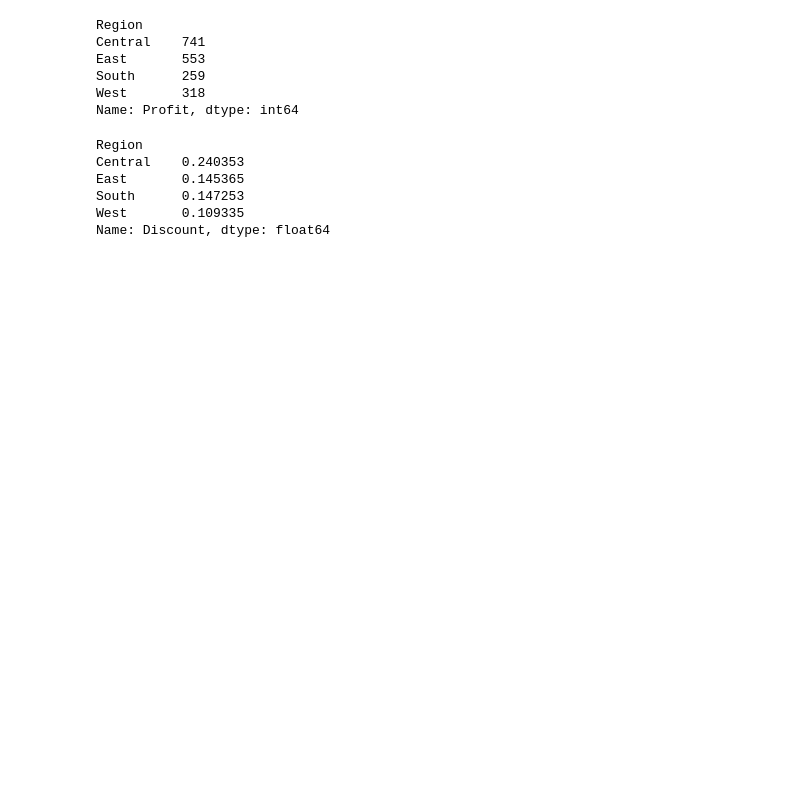
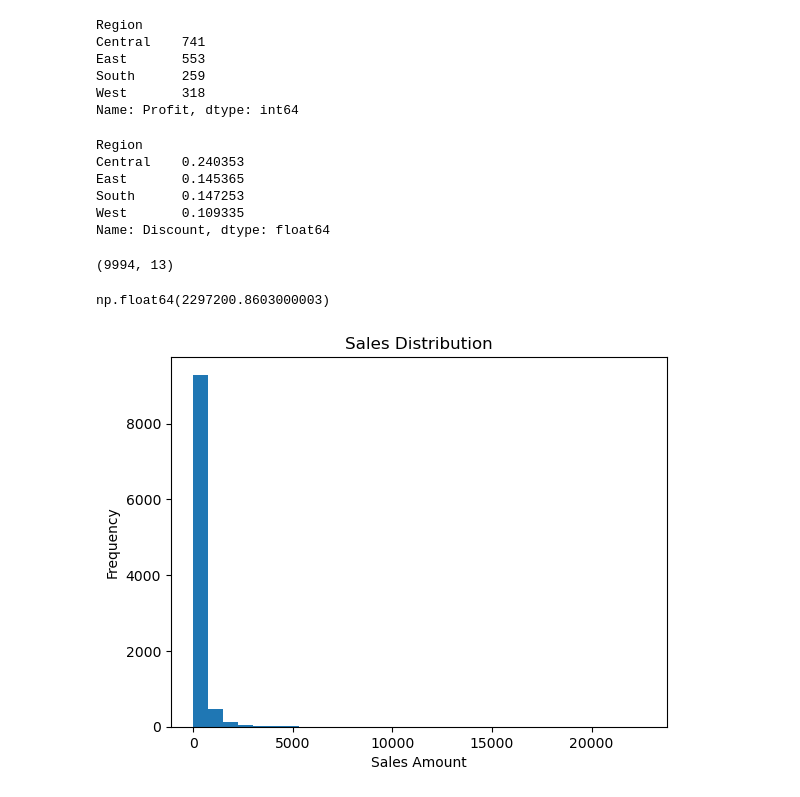
Before and after one commit to rehan9623/Sales-Data-Analysis, a Jupyter notebook: NoteBook/sales_analysis.ipynb, the cells around one changed output. Saved outputs shown, nothing was run; the diff lists cells and outputs as text; code cells hidden in the pictures; blank space fills up the shorter version.

Commit message:
Day 3 - Sales distribution and category margin analysis

```diff
--- a/NoteBook/sales_analysis.ipynb
+++ b/NoteBook/sales_analysis.ipynb
@@ -176,3 +176,20 @@ East       0.145365
 South      0.147253
 West       0.109335
 Name: Discount, dtype: float64
+# %%
+df.shape
+# %% [output]
+(9994, 13)
+# %%
+df["Sales"].sum()
+# %% [output]
+np.float64(2297200.8603000003)
+# %%
+plt.figure()
+plt.hist(df["Sales"], bins=30)
+plt.title("Sales Distribution")
+plt.xlabel("Sales Amount")
+plt.ylabel("Frequency")
+plt.show()
+# %% [output]
+[figure, added]
```
Also changed, not shown: parts of 6 cells of this notebook, 1 other file.
